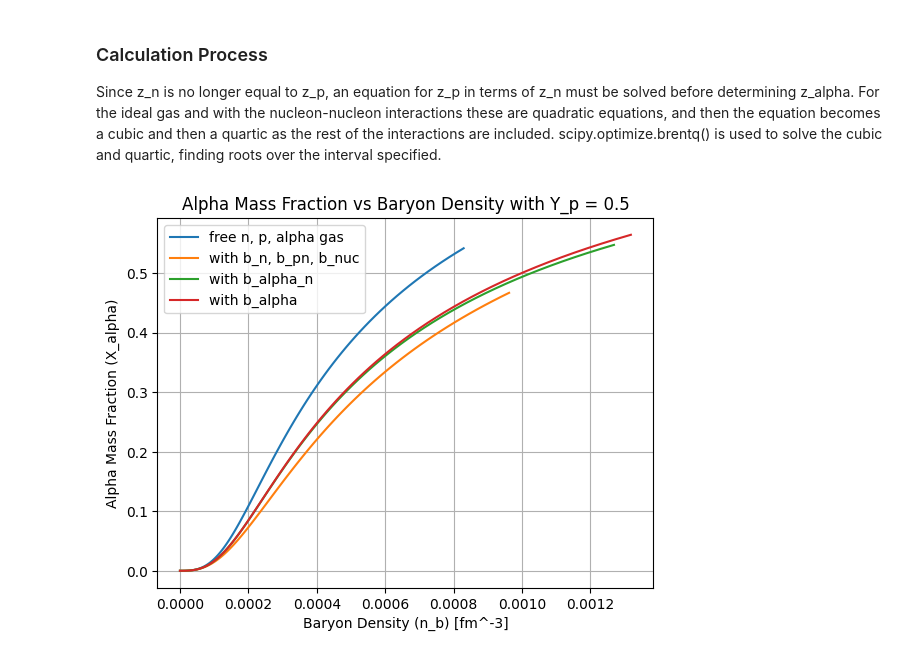
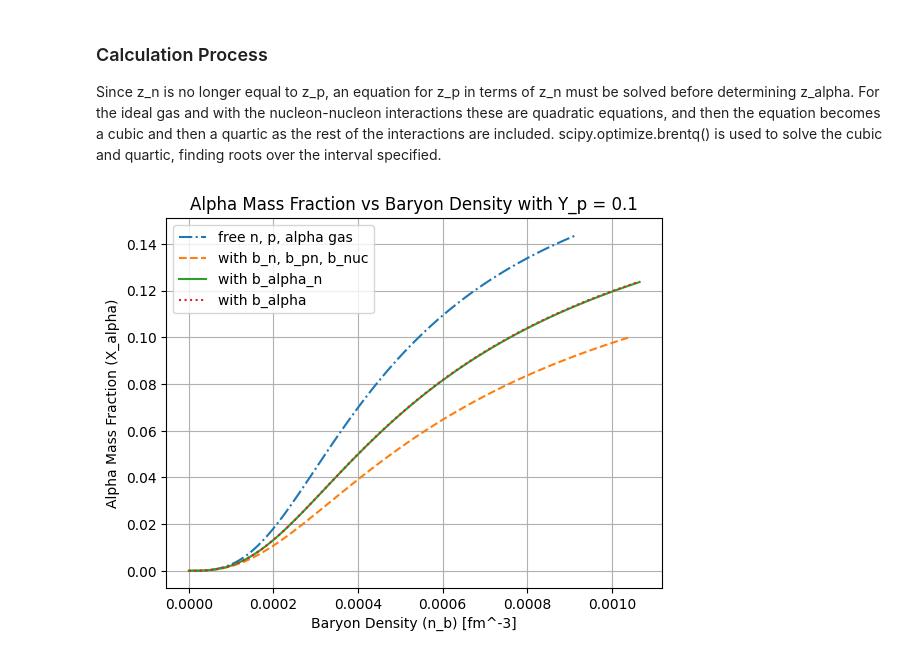
Before and after one commit to saskiahill64/Virial-Expansion, a Jupyter notebook: General_Fig_4.ipynb, the cells around one changed output. Saved outputs shown, nothing was run; the diff lists cells and outputs as text; code cells hidden in the pictures.

Commit message:
Adjustments for plotting figures

```diff
--- a/General_Fig_4.ipynb
+++ b/General_Fig_4.ipynb
@@ -16,7 +16,7 @@ m_p = 938.272 # mass of proton [MeV/c^2]
 lamda = 197.326 * (2 * np.pi/(m_p * T))**(1/2) # nucleon thermal wavelength [fm^-1] assuming m_p=m_n
 lamda_alpha = lamda / 2 # alpha particle thermal wavelength [fm^-1]
 E_alpha = 28.3 # alpha particle binding energy [MeV]
-Y_p = 0.5 # proton fraction
+Y_p = 0.1 # proton fraction
 
 # virial coefficients for T = 4 MeV
 b_n = 0.307
@@ -32,7 +32,7 @@ Since z_n is no longer equal to z_p, an equation for z_p in terms of z_n must be
 
 # Calculate fugacities
 
-z_n = np.linspace(1e-8, 0.05, 100) # range of neutron fugacities starting at small positive value
+z_n = np.linspace(1e-8, 0.2, 100) # range of neutron fugacities starting at small positive value
 
 #------------------------------
 # free n, p, alpha gas
@@ -157,15 +157,15 @@ x_alpha_4 = 4 * n_alpha_4 / n_b_4
 # %%
 # Plot results
 
-plt.plot(n_b_1, x_alpha_1, label='free n, p, alpha gas')
-plt.plot(n_b_2, x_alpha_2, label='with b_n, b_pn, b_nuc')
-plt.plot(n_b_3, x_alpha_3, label='with b_alpha_n')
-plt.plot(n_b_4, x_alpha_4, label='with b_alpha')
+plt.plot(n_b_1, x_alpha_1, label='free n, p, alpha gas', linestyle='-.')
+plt.plot(n_b_2, x_alpha_2, label='with b_n, b_pn, b_nuc', linestyle='--')
+plt.plot(n_b_3, x_alpha_3, label='with b_alpha_n', linestyle='-')
+plt.plot(n_b_4, x_alpha_4, label='with b_alpha', linestyle=':')
 plt.xlabel('Baryon Density (n_b) [fm^-3]')
 plt.ylabel('Alpha Mass Fraction (X_alpha)')
 plt.title(f'Alpha Mass Fraction vs Baryon Density with Y_p = {Y_p}')
 plt.grid()
 plt.legend()
 plt.show()
 # %% [output]
-[figure, old version]
+[figure, new version]
```
Also changed, not shown: 9 other files.
